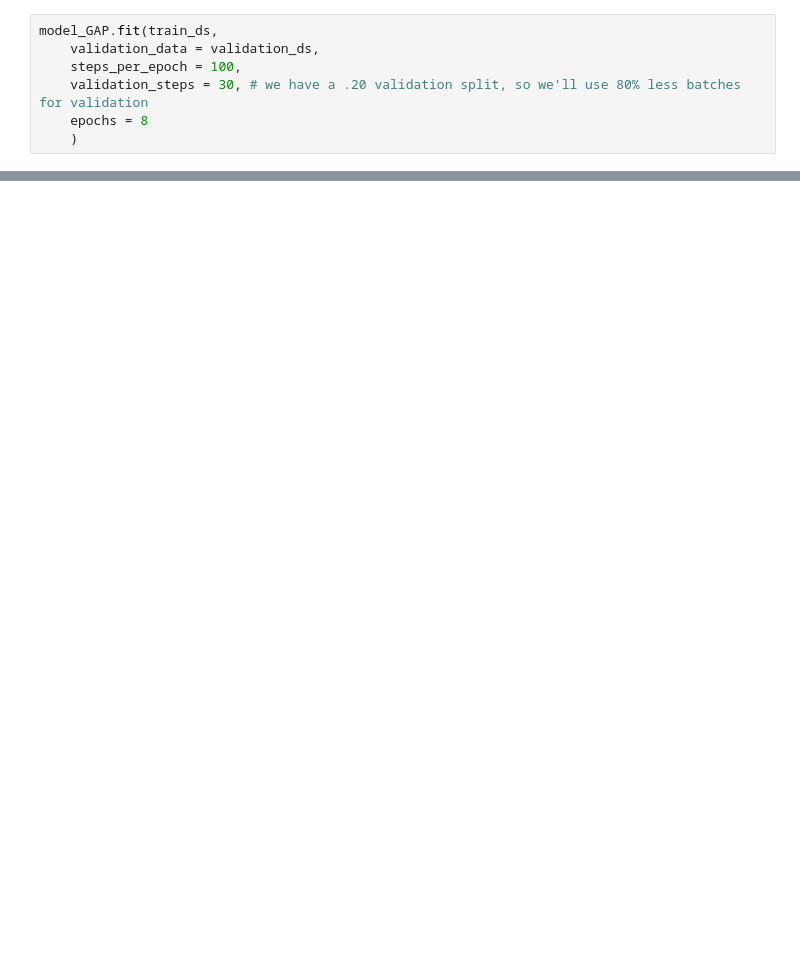
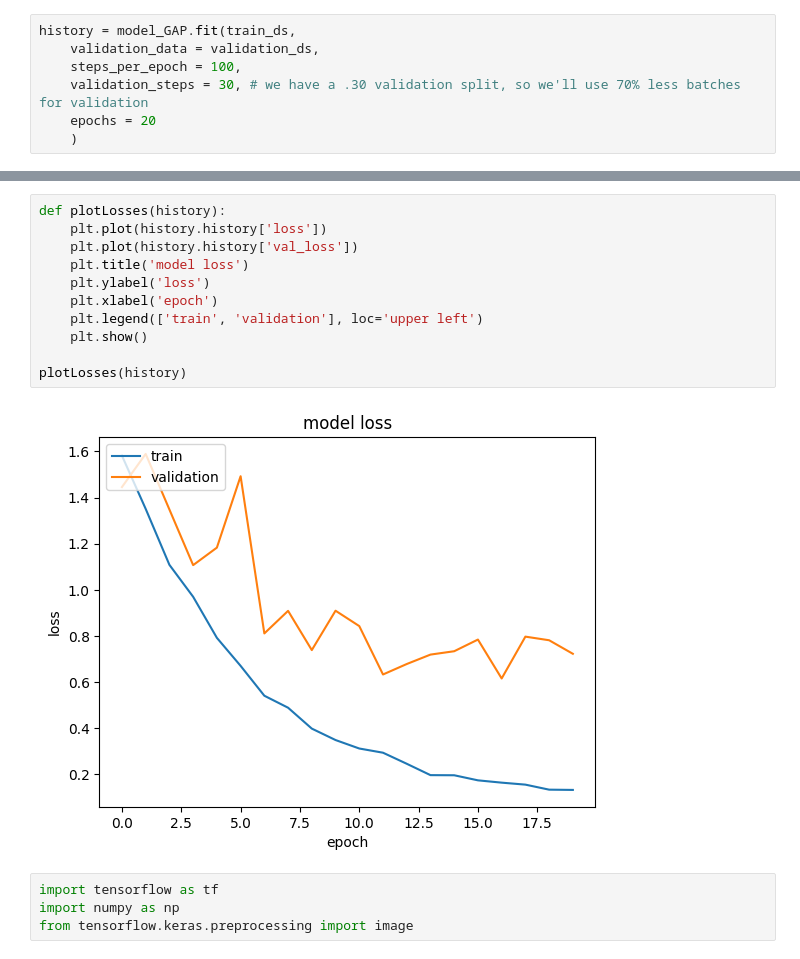
Before and after one commit to MarnickGoossens/DL-AI, a Jupyter notebook: project.ipynb, the cells around one changed output, grey strips where cells are left out. Drawn from its saved outputs; the diff is of its cells as text; blank space fills up the shorter version.

```diff
--- a/project.ipynb
+++ b/project.ipynb
@@ -131,8 +121,8 @@ Found 473 files belonging to 1 classes.
 # %%
-model_GAP.fit(train_ds,
+history = model_GAP.fit(train_ds,
     validation_data = validation_ds,
     steps_per_epoch = 100,
-    validation_steps = 30, # we have a .20 validation split, so we'll use 80% less batches for validation
-    epochs = 8
+    validation_steps = 30, # we have a .30 validation split, so we'll use 70% less batches for validation
+    epochs = 20
     )
 # %% [output]
@@ -155,0 +146,17 @@ Epoch 8/8
+# %%
+def plotLosses(history):
+    plt.plot(history.history['loss'])
+    plt.plot(history.history['val_loss'])
+    plt.title('model loss')
+    plt.ylabel('loss')
+    plt.xlabel('epoch')
+    plt.legend(['train', 'validation'], loc='upper left')
+    plt.show()
+
+plotLosses(history)
+# %% [output]
+[figure, added]
+# %%
+import tensorflow as tf
+import numpy as np
+from tensorflow.keras.preprocessing import image
```
Also changed, not shown: parts of 6 cells of this notebook, 1 other file.
